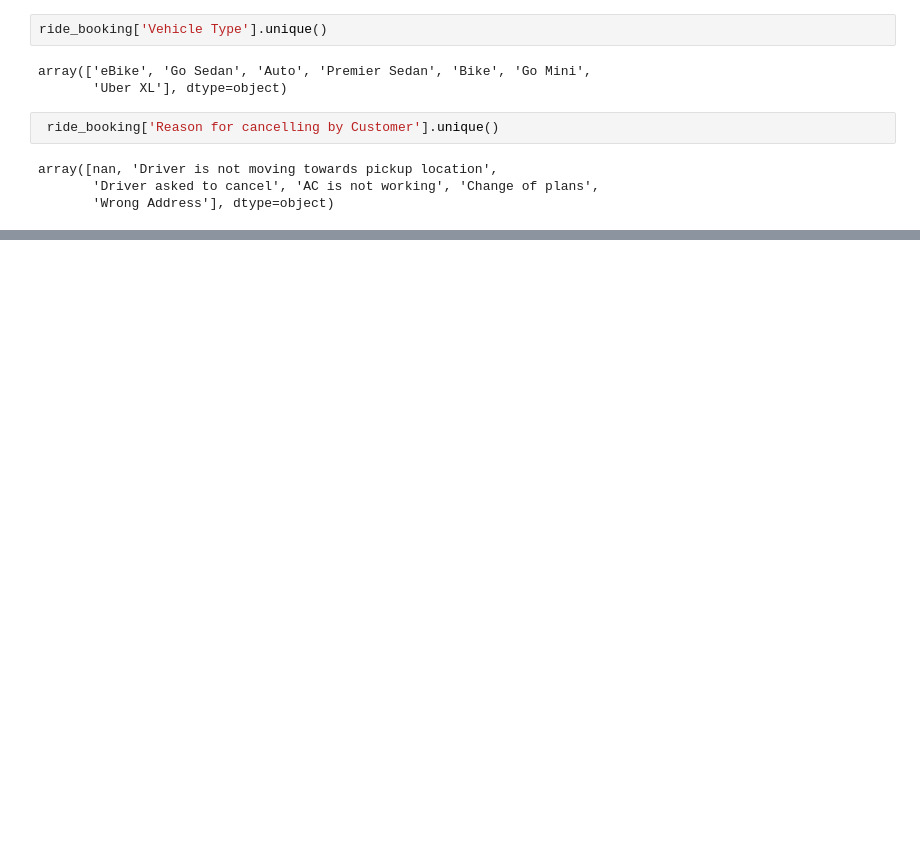
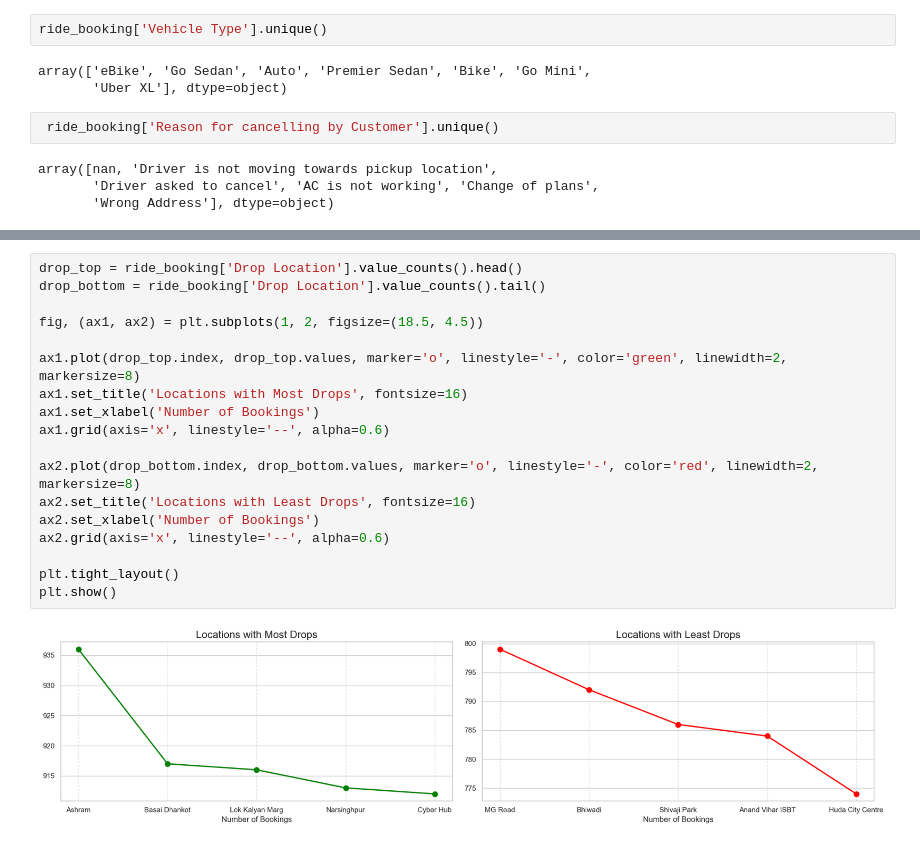
Before and after one commit to Mudit5/EDA-Exploratory-Data-Analysis-Essentials, a Jupyter notebook: Uber NCR Rides.ipynb, the cells around one changed output, grey strips where cells are left out. Cells and saved outputs as stored; diff of their text form; blank space fills up the shorter version.

```diff
--- a/Uber NCR Rides.ipynb
+++ b/Uber NCR Rides.ipynb
@@ -83,0 +210,20 @@ array([nan, 'Driver is not moving towards pickup location',
+# %%
+drop_top = ride_booking['Drop Location'].value_counts().head()
+drop_bottom = ride_booking['Drop Location'].value_counts().tail()
+
+fig, (ax1, ax2) = plt.subplots(1, 2, figsize=(18.5, 4.5))
+
+ax1.plot(drop_top.index, drop_top.values, marker='o', linestyle='-', color='green', linewidth=2, markersize=8)
+ax1.set_title('Locations with Most Drops', fontsize=16)
+ax1.set_xlabel('Number of Bookings')
+ax1.grid(axis='x', linestyle='--', alpha=0.6)
+
+ax2.plot(drop_bottom.index, drop_bottom.values, marker='o', linestyle='-', color='red', linewidth=2, markersize=8)
+ax2.set_title('Locations with Least Drops', fontsize=16)
+ax2.set_xlabel('Number of Bookings')
+ax2.grid(axis='x', linestyle='--', alpha=0.6)
+
+plt.tight_layout()
+plt.show()
+# %% [output]
+[figure, added]
```
Also changed, not shown: parts of 11 cells of this notebook, 1 other file.
